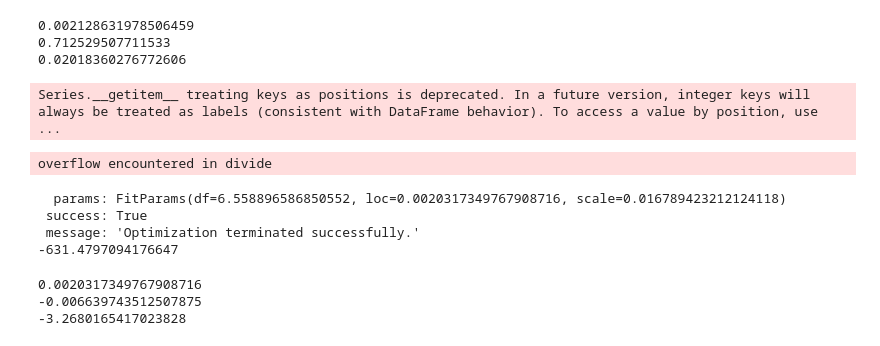
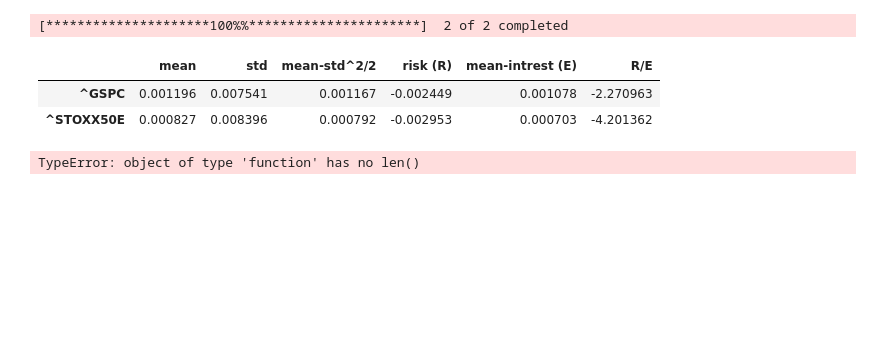
Before and after one commit to jsanders1999/FinancialProductAnalysis, a Jupyter notebook: pull_data.ipynb, the cells around one changed output. Saved outputs shown, nothing was run; the diff lists cells and outputs as text; code cells hidden in the pictures; blank space fills up the shorter version.

Commit message:
refactoring, colored table

```diff
--- a/pull_data.ipynb
+++ b/pull_data.ipynb
@@ -36,20 +15,29 @@ fig.show()
-# %%
-available_closedata = df['Close'][~df['Close'].isnull()]
-
-dr = []
-
-#TODO: Make matrix operation
-for i, close_price in enumerate(available_closedata[1:]):
-    dr += [close_price/available_closedata[i]-1]
-
-print(np.mean(dr))
-print((1+np.mean(dr))**(len(available_closedata))-1)
-print(np.std(dr))
-# %% [output]
-0.002128631978506459
-0.712529507711533
-0.02018360276772606
-Series.__getitem__ treating keys as positions is deprecated. In a future version, integer keys will always be treated as labels (consistent with DataFrame behavior). To access a value by position, use ...
+# %%
+products = ["^GSPC","^STOXX50E"] # "^AEX","^DJI", "^IXIC", "^TYX", "GC=F", "2B7K.DE", "NVDA", "ASML", "AMD", "TSM"]#"BTC-USD", "ETH-USD", "SOL-USD",
+# get historical market data
+df = yf.download(products, period="1y", interval="1d")
+
+plot_log_candlesticks(df, products)
+# %% [output]
+[*********************100%%**********************]  2 of 2 completed
+# %%
+df = dr(df, products)
+# %%
+data = estimate_params(df, products)
+
+cm_green = sns.light_palette("green", as_cmap=True)
+cm_red_pos = sns.light_palette("red", as_cmap=True)
+cm_red_neg = sns.light_palette("darkred", as_cmap=True, reverse=True)
+data_styled = data.style.background_gradient(cmap=cm_red_pos, subset=["std"])
+for green_index in ["mean", "mean-std^2/2", "mean-intrest (E)"]:
+    data_styled = data_styled.background_gradient(**{'cmap': cm_green}, subset=[green_index])
+for red_index in ["risk (R)", "R/E"]:
+    data_styled = data_styled.background_gradient(**{'cmap': cm_red_neg}, subset=[red_index])
+display(data_styled)
+# %% [output]
+|  | mean | std | mean-std^2/2 | risk (R) | mean-intrest (E) | R/E |
+| ^GSPC | 0.001196 | 0.007541 | 0.001167 | -0.002449 | 0.001078 | -2.270963 |
+| ^STOXX50E | 0.000827 | 0.008396 | 0.000792 | -0.002953 | 0.000703 | -4.201362 |
 # %%
 dist1 = sp.stats.t
 res1 = sp.stats.fit(dist1, dr, bounds = [(0,len(dr)),(-0.1,0.1), (0,0.1)])
@@ -76,20 +64,4 @@ fig.update_layout(yaxis=dict(domain=[0.8516, 1.0]),
 
 fig.show()
 # %% [output]
-overflow encountered in divide
+TypeError: object of type 'function' has no len()
-  params: FitParams(df=6.558896586850552, loc=0.0020317349767908716, scale=0.016789423212124118)
- success: True
- message: 'Optimization terminated successfully.'
--631.4797094176647
-# %%
-print(dist1(*res1.params).mean())
-def risk(dist, res, risk_free_rate=0.0):
-    #TODO: integration by parts
-    return sp.integrate.quad(lambda x: x*dist(*res.params).pdf(x), -np.inf, 0)[0]
-
-print(risk(dist1, res1))
-print(risk(dist1, res1)/ dist1(*res1.params).mean())
-# %% [output]
-0.0020317349767908716
--0.006639743512507875
--3.2680165417023828
```
Also changed, not shown: parts of 2 cells of this notebook, 2 other files.
